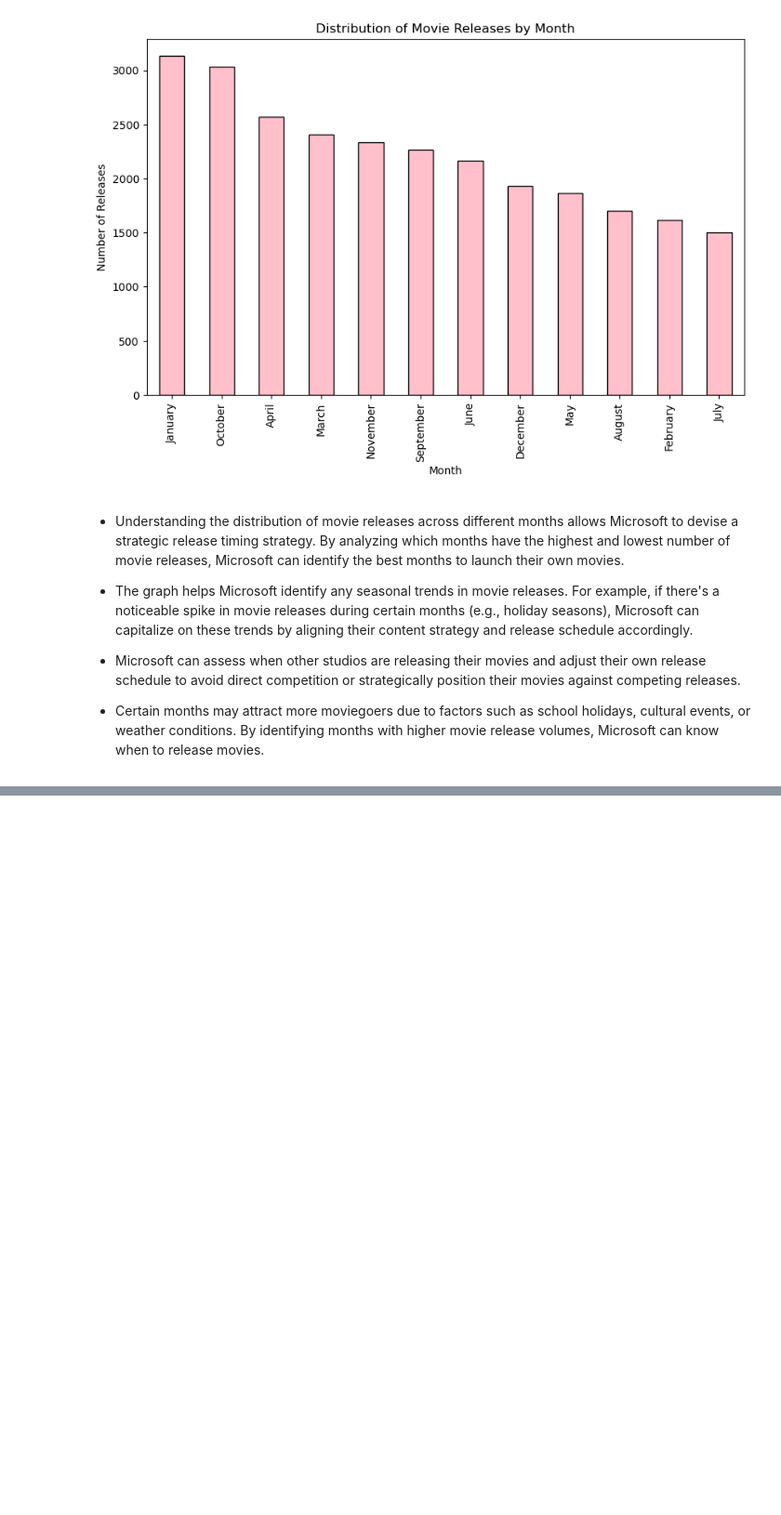
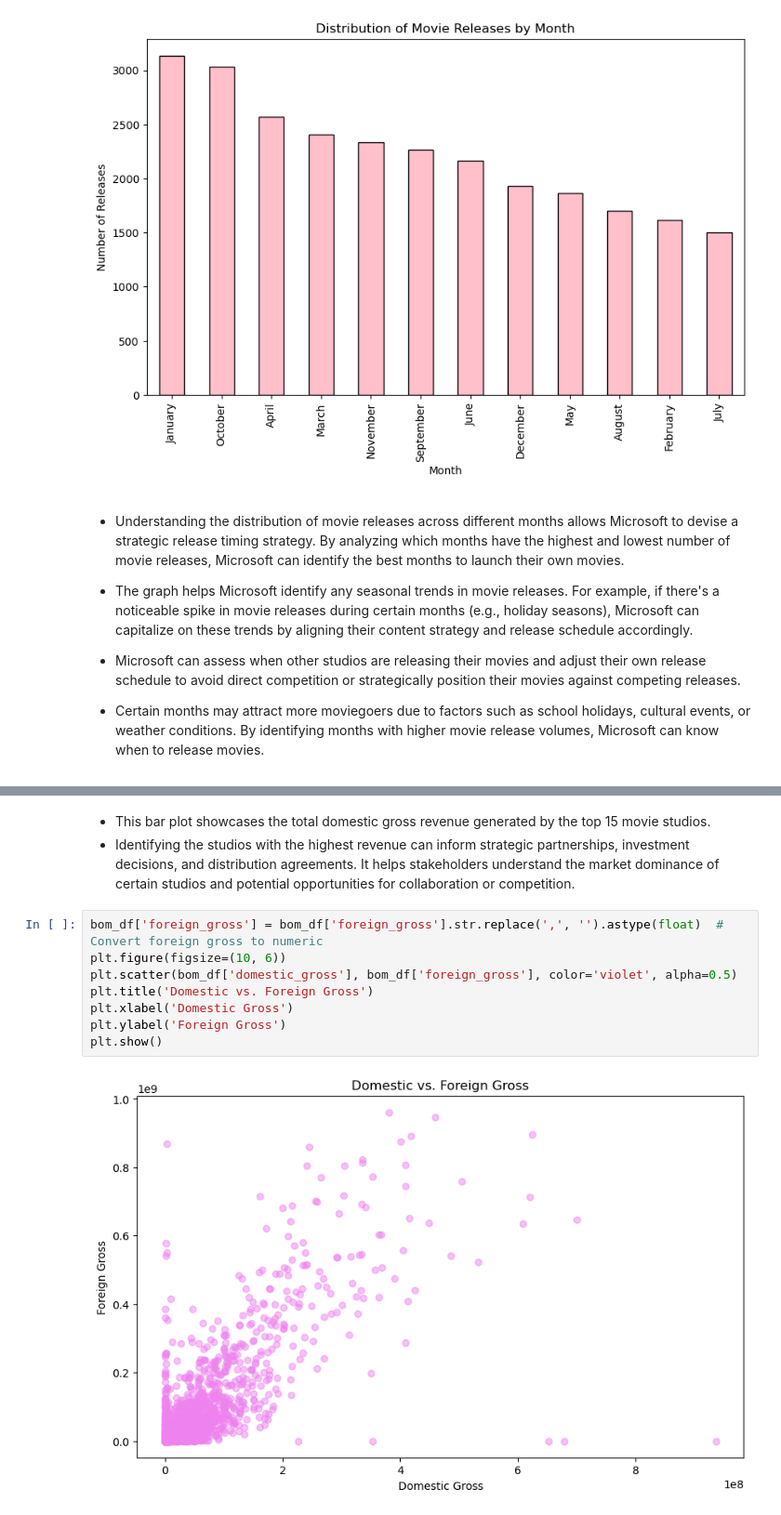
Before and after one commit to whareverr/dsc-phase-1-project-v2-4, a Jupyter notebook: student.ipynb, the cells around one changed output, grey strips where cells are left out. Shown: that part at 93% size. Saved outputs shown, nothing was run; the diff lists cells and outputs as text; blank space fills up the shorter version.

```diff
--- a/student.ipynb
+++ b/student.ipynb
@@ -491,0 +519,13 @@ plt.show()
+# %% [markdown]
+- This bar plot showcases the total domestic gross revenue generated by the top 15 movie studios.
+- Identifying the studios with the highest revenue can inform strategic partnerships, investment decisions, and distribution agreements. It helps stakeholders understand the market dominance of certain studios and potential opportunities for collaboration or competition.
+# %%
+bom_df['foreign_gross'] = bom_df['foreign_gross'].str.replace(',', '').astype(float)  # Convert foreign gross to numeric
+plt.figure(figsize=(10, 6))
+plt.scatter(bom_df['domestic_gross'], bom_df['foreign_gross'], color='violet', alpha=0.5)
+plt.title('Domestic vs. Foreign Gross')
+plt.xlabel('Domestic Gross')
+plt.ylabel('Foreign Gross')
+plt.show()
+# %% [output]
+[figure, added]
```
Also changed, not shown: parts of 11 cells of this notebook.
